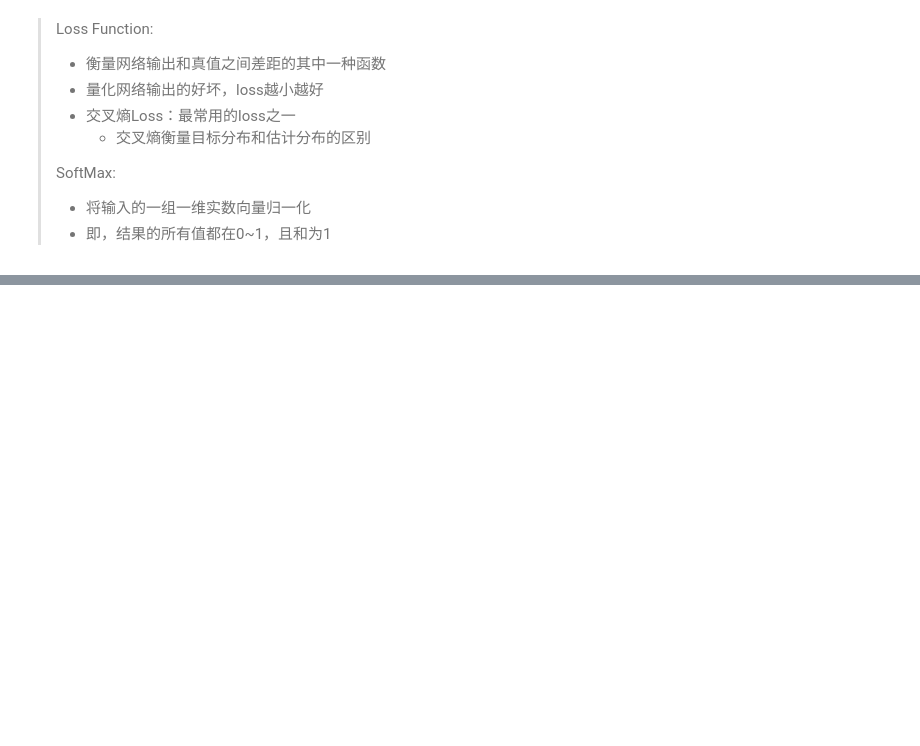
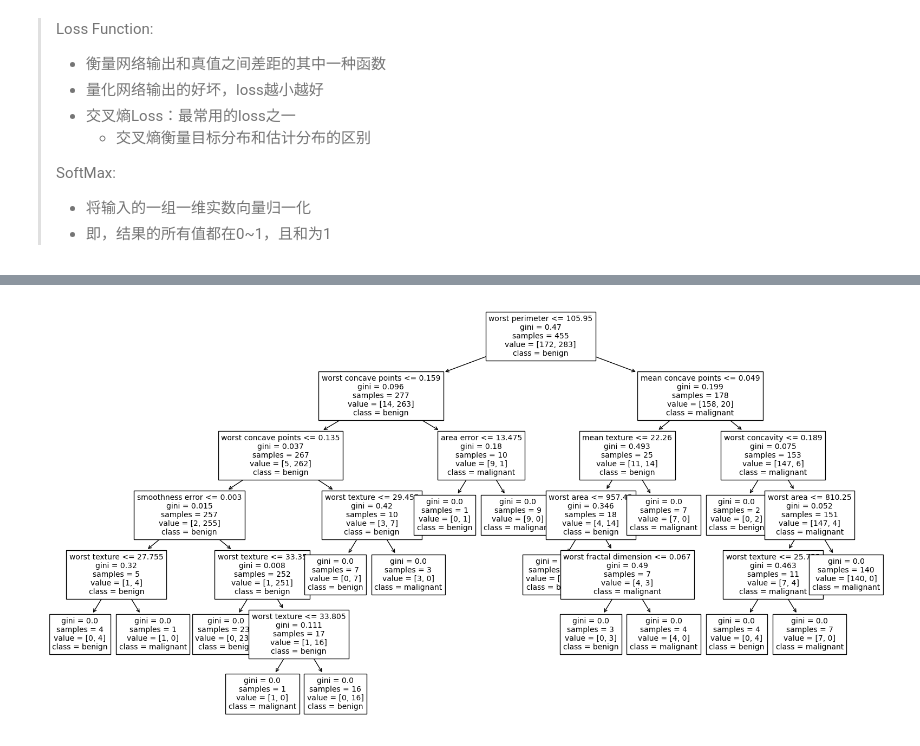
Before and after one commit to Vehshanaan/AI_Review_Material, a Jupyter notebook: Notebooks/Week16_.ipynb, the cells around one changed output, grey strips where cells are left out. Drawn from its saved outputs; the diff is of its cells as text; code cells hidden in the pictures; blank space fills up the shorter version.

```diff
--- a/Notebooks/Week16_.ipynb
+++ b/Notebooks/Week16_.ipynb
@@ -196,0 +321,15 @@ print(mcp(3,2))
+# %%
+# 调库
+
+dt1 = tree.DecisionTreeClassifier(criterion="gini")
+
+model1 = dt1.fit(Xtr, Ytr)
+
+plt.figure()
+
+tree.plot_tree(model1, feature_names=features,
+               class_names=classes, fontsize=10)
+
+plt.show()
+# %% [output]
+[figure, added]
```
Also changed, not shown: parts of 32 cells of this notebook.
